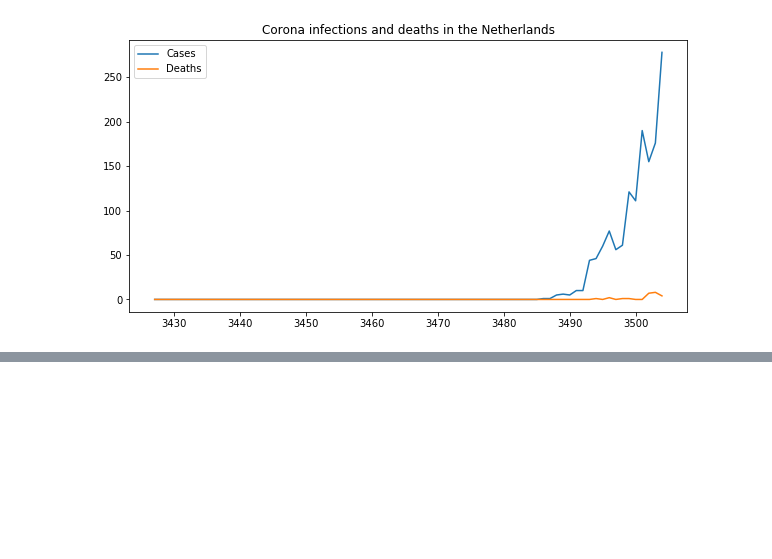
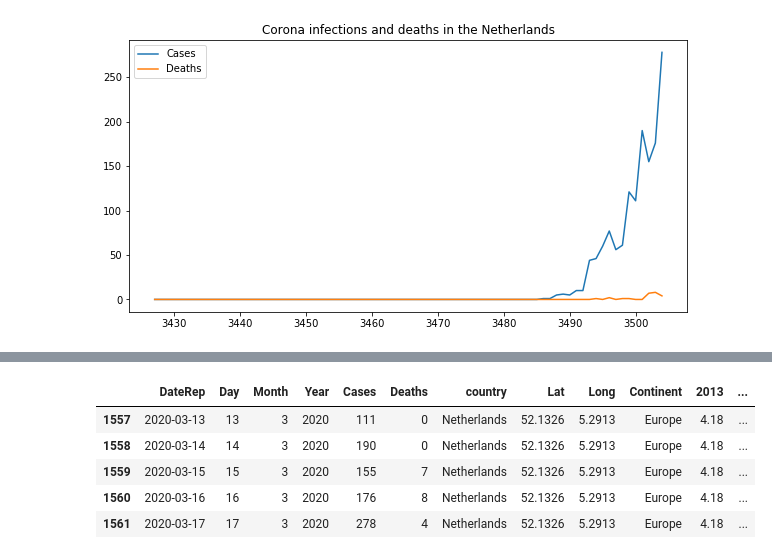
Before and after one commit to paulozk/corona, a Jupyter notebook: notebooks/data_preparation.ipynb, the cells around one changed output, grey strips where cells are left out. Cells and saved outputs as stored; diff of their text form; code cells hidden in the pictures; blank space fills up the shorter version.

```diff
--- a/notebooks/data_preparation.ipynb
+++ b/notebooks/data_preparation.ipynb
@@ -113,0 +206,9 @@ data_corona.head()
+# %%
+data_corona[data_corona['country'] == "Netherlands"].tail()
+# %% [output]
+|  | DateRep | Day | Month | Year | Cases | Deaths | country | Lat | Long | Continent | 2013 | ... |
+| 1557 | 2020-03-13 | 13 | 3 | 2020 | 111 | 0 | Netherlands | 52.1326 | 5.2913 | Europe | 4.18 | ... |
+| 1558 | 2020-03-14 | 14 | 3 | 2020 | 190 | 0 | Netherlands | 52.1326 | 5.2913 | Europe | 4.18 | ... |
+| 1559 | 2020-03-15 | 15 | 3 | 2020 | 155 | 7 | Netherlands | 52.1326 | 5.2913 | Europe | 4.18 | ... |
+| 1560 | 2020-03-16 | 16 | 3 | 2020 | 176 | 8 | Netherlands | 52.1326 | 5.2913 | Europe | 4.18 | ... |
+| 1561 | 2020-03-17 | 17 | 3 | 2020 | 278 | 4 | Netherlands | 52.1326 | 5.2913 | Europe | 4.18 | ... |
```
Also changed, not shown: parts of 18 cells of this notebook.
